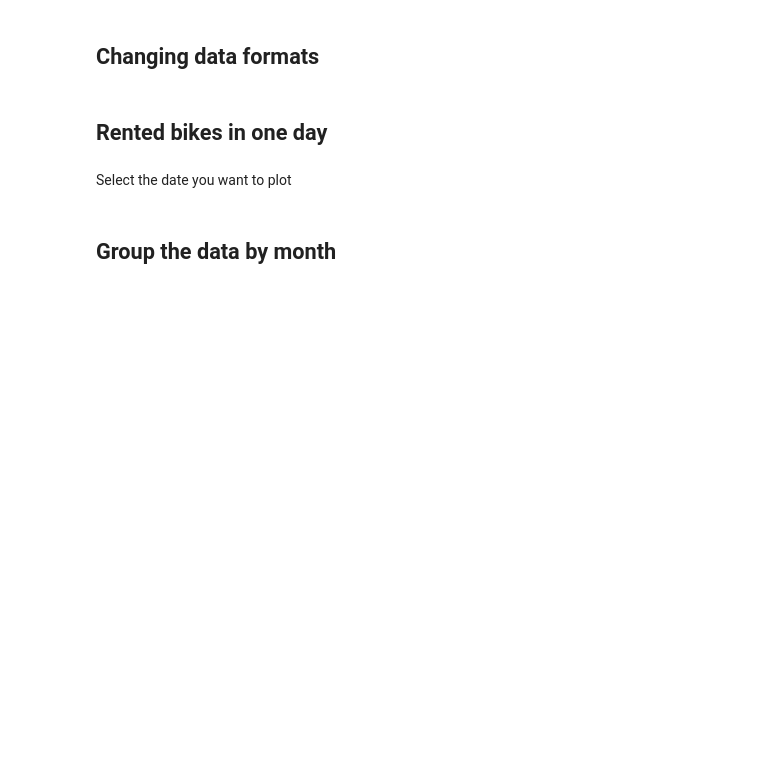
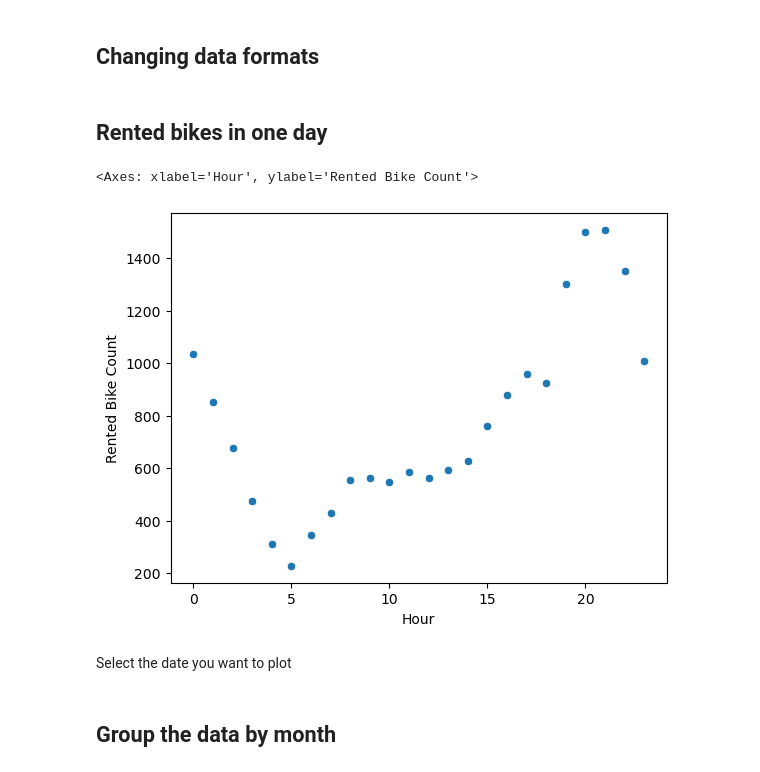
Before and after one commit to datagus/ASDA2025, a Jupyter notebook: notebooks/week08_glm.ipynb, the cells around one changed output. Drawn from its saved outputs; the diff is of its cells as text; code cells hidden in the pictures; blank space fills up the shorter version.

```diff
--- a/notebooks/week08_glm.ipynb
+++ b/notebooks/week08_glm.ipynb
@@ -16,24 +32,39 @@ bike_df
 ## Changing data formats
 # %%
 #changing the date format and splitting them
-
 bike_df["Date"] = pd.to_datetime(bike_df["Date"], format="%d/%m/%Y")
-
-# produce the following columns "year", "month", "month_name", "weekday", "weekday_name", "day"
+bike_df['year'] = bike_df["Date"].dt.year
+bike_df['month'] = bike_df["Date"].dt.month
+bike_df['month_name'] = bike_df["Date"].dt.month_name()
+bike_df['weekday'] = bike_df["Date"].dt.dayofweek + 1
+bike_df['weekday_name'] = bike_df["Date"].dt.day_name()
+bike_df['day'] = bike_df["Date"].dt.day
 # %%
 #converting circular data to their respective coordinates
 
 # Hour (0–23)
-
+bike_df["hour_sin"] = np.sin(2 * np.pi * bike_df["Hour"] / 24)
+bike_df["hour_cos"] = np.cos(2 * np.pi * bike_df["Hour"] / 24)
 
 # Day of week
-
+bike_df["dow_sin"] = np.sin(2 * np.pi * bike_df["weekday"] / 7)
+bike_df["dow_cos"] = np.cos(2 * np.pi * bike_df["weekday"] / 7)
 
 # Month (1–12)
+bike_df["month_sin"] = np.sin(2 * np.pi * bike_df["month"] / 12)
+bike_df["month_cos"] = np.cos(2 * np.pi * bike_df["month"] / 12)
 # %% [markdown]
 ## Rented bikes in one day
 # %%
 ## create a plot with the count of rented bikes for one single day, just choose one day
+day_df = bike_df.copy()
+day_df = day_df.loc[(day_df["month"]==8)& (day_df["day"]==15)]
+
+
+sns.scatterplot(x="Hour",y="Rented Bike Count",data=day_df)
+# %% [output]
+<Axes: xlabel='Hour', ylabel='Rented Bike Count'>
+[figure, added]
 # %% [markdown]
 Select the date you want to plot
 # %% [markdown]
```
Also changed, not shown: parts of 5 cells of this notebook.
